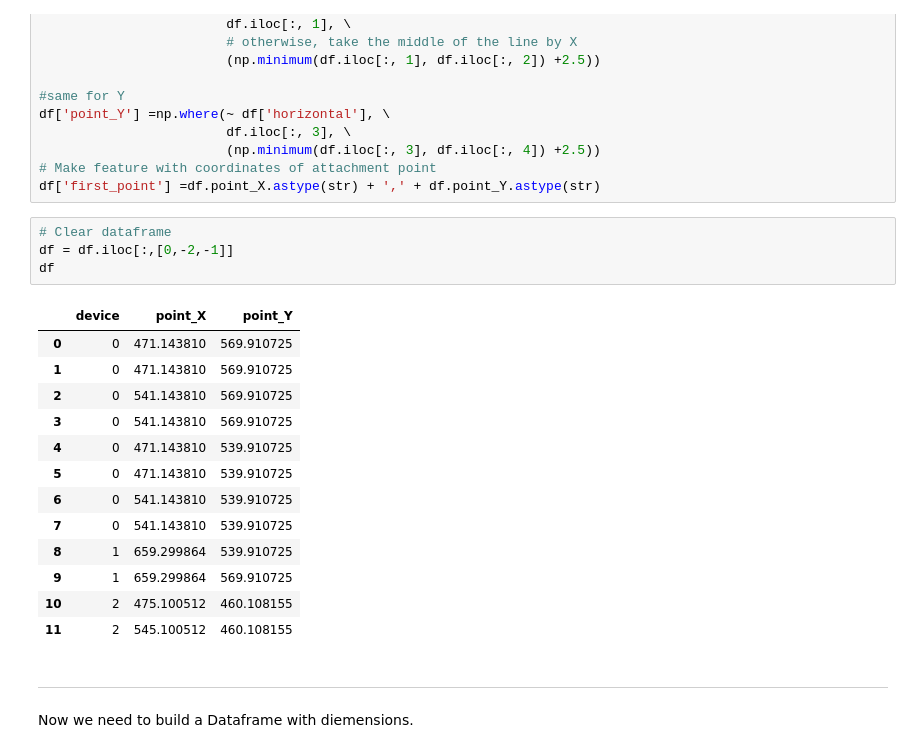
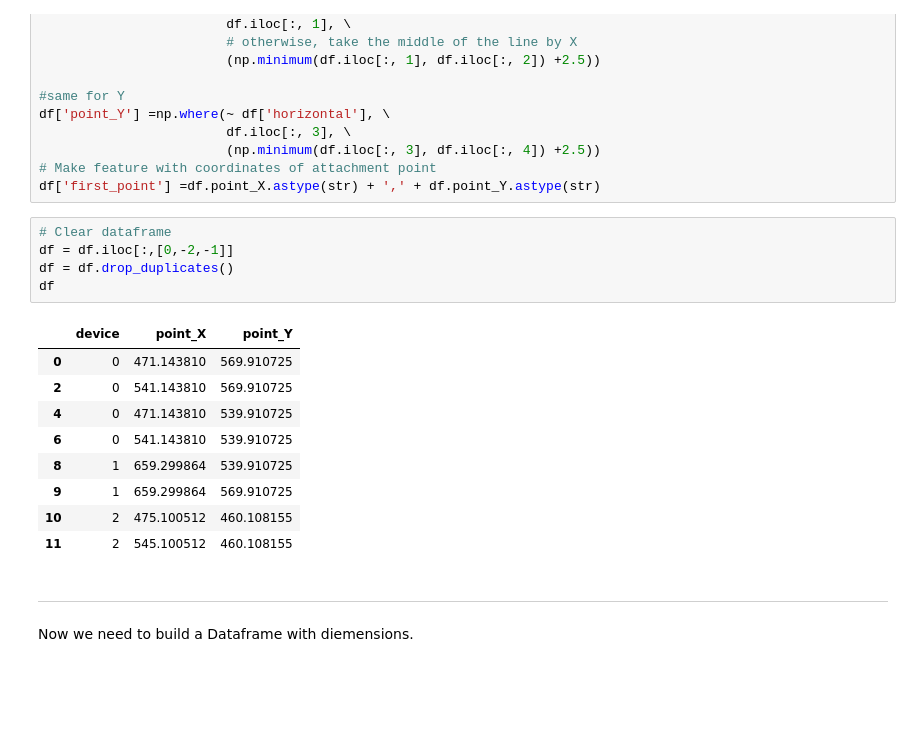
Before and after one commit to Kostanych/AutoCAD_Project, a Jupyter notebook: AutoCADProject.ipynb, the cells around one changed output. Saved outputs shown, nothing was run; the diff lists cells and outputs as text; blank space fills up the shorter version.

```diff
--- a/AutoCADProject.ipynb
+++ b/AutoCADProject.ipynb
@@ -81,17 +81,14 @@ df['first_point'] =df.point_X.astype(str) + ',' + df.point_Y.astype(str)
 # %%
 # Clear dataframe
 df = df.iloc[:,[0,-2,-1]]
+df = df.drop_duplicates()
 df
 # %% [output]
 |  | device | point_X | point_Y |
 | 0 | 0 | 471.143810 | 569.910725 |
-| 1 | 0 | 471.143810 | 569.910725 |
 | 2 | 0 | 541.143810 | 569.910725 |
-| 3 | 0 | 541.143810 | 569.910725 |
 | 4 | 0 | 471.143810 | 539.910725 |
-| 5 | 0 | 471.143810 | 539.910725 |
 | 6 | 0 | 541.143810 | 539.910725 |
-| 7 | 0 | 541.143810 | 539.910725 |
 | 8 | 1 | 659.299864 | 539.910725 |
 | 9 | 1 | 659.299864 | 569.910725 |
 | 10 | 2 | 475.100512 | 460.108155 |
```
Also changed, not shown: parts of 9 cells of this notebook.
